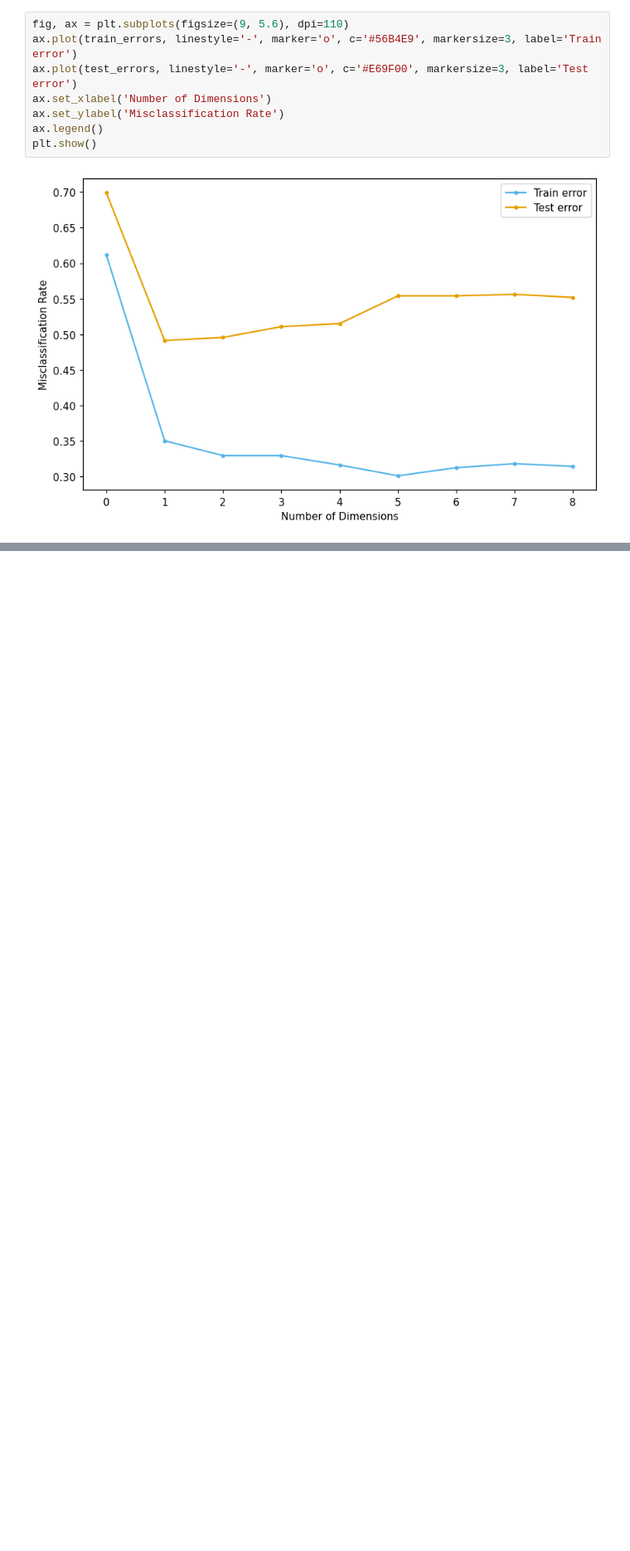
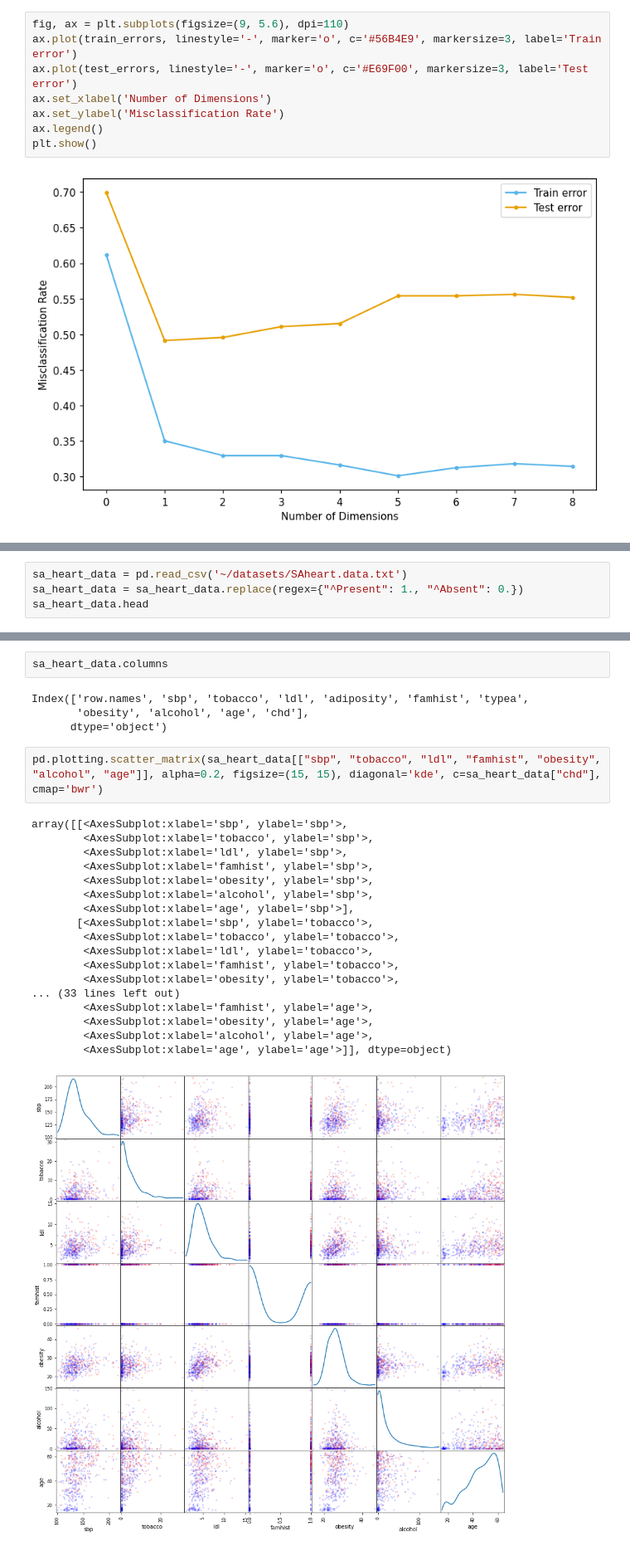
Before and after one commit to mpernow/ml-algos, a Jupyter notebook: mlalgos/example_notebooks/classification.ipynb, the cells around one changed output, grey strips where cells are left out. Shown at 83% size. Drawn from its saved outputs; the diff is of its cells as text; blank space fills up the shorter version.

```diff
--- a/mlalgos/example_notebooks/classification.ipynb
+++ b/mlalgos/example_notebooks/classification.ipynb
@@ -477,0 +480,4 @@ plt.show()
+# %%
+sa_heart_data = pd.read_csv('~/datasets/SAheart.data.txt')
+sa_heart_data = sa_heart_data.replace(regex={"^Present": 1., "^Absent": 0.})
+sa_heart_data.head
@@ -477,0 +502,27 @@ plt.show()
+# %%
+sa_heart_data.columns
+# %% [output]
+Index(['row.names', 'sbp', 'tobacco', 'ldl', 'adiposity', 'famhist', 'typea',
+       'obesity', 'alcohol', 'age', 'chd'],
+      dtype='object')
+# %%
+pd.plotting.scatter_matrix(sa_heart_data[["sbp", "tobacco", "ldl", "famhist", "obesity", "alcohol", "age"]], alpha=0.2, figsize=(15, 15), diagonal='kde', c=sa_heart_data["chd"], cmap='bwr')
+# %% [output]
+array([[<AxesSubplot:xlabel='sbp', ylabel='sbp'>,
+        <AxesSubplot:xlabel='tobacco', ylabel='sbp'>,
+        <AxesSubplot:xlabel='ldl', ylabel='sbp'>,
+        <AxesSubplot:xlabel='famhist', ylabel='sbp'>,
+        <AxesSubplot:xlabel='obesity', ylabel='sbp'>,
+        <AxesSubplot:xlabel='alcohol', ylabel='sbp'>,
+        <AxesSubplot:xlabel='age', ylabel='sbp'>],
+       [<AxesSubplot:xlabel='sbp', ylabel='tobacco'>,
+        <AxesSubplot:xlabel='tobacco', ylabel='tobacco'>,
+        <AxesSubplot:xlabel='ldl', ylabel='tobacco'>,
+        <AxesSubplot:xlabel='famhist', ylabel='tobacco'>,
+        <AxesSubplot:xlabel='obesity', ylabel='tobacco'>,
+... (33 lines left out)
+        <AxesSubplot:xlabel='famhist', ylabel='age'>,
+        <AxesSubplot:xlabel='obesity', ylabel='age'>,
+        <AxesSubplot:xlabel='alcohol', ylabel='age'>,
+        <AxesSubplot:xlabel='age', ylabel='age'>]], dtype=object)
+[figure, added]
```
Also changed, not shown: parts of 12 cells of this notebook.
